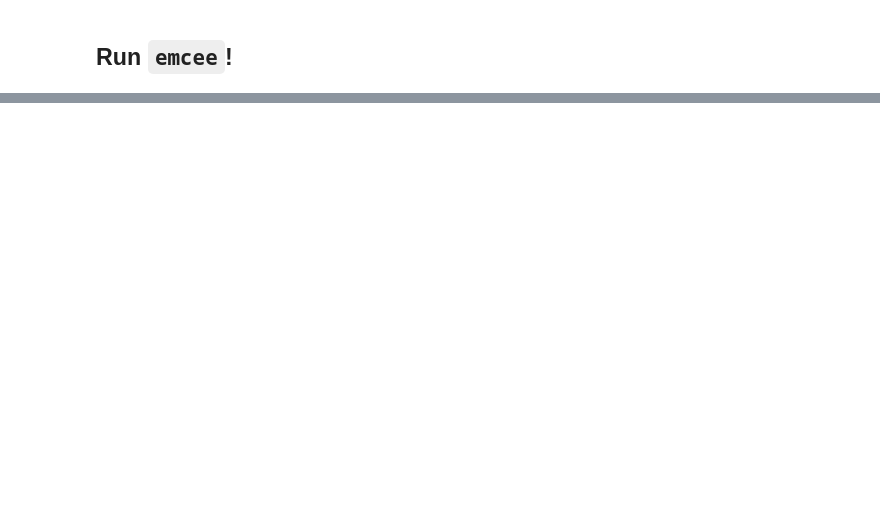
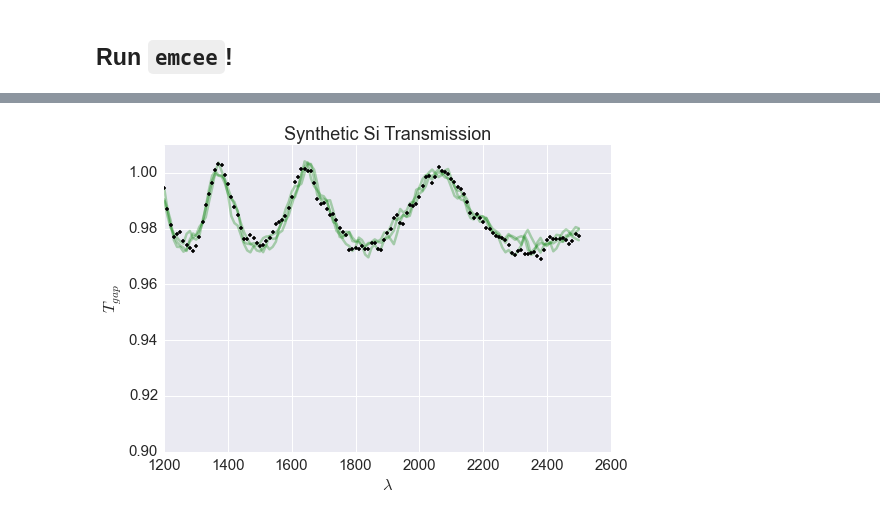
Before and after one commit to gully/bombcat, a Jupyter notebook: bombcat-SiGaps-emcee.ipynb, the cells around one changed output, grey strips where cells are left out. Cells and saved outputs as stored; diff of their text form; code cells hidden in the pictures; blank space fills up the shorter version.

```diff
--- a/bombcat-SiGaps-emcee.ipynb
+++ b/bombcat-SiGaps-emcee.ipynb
@@ -214,0 +204,16 @@ d_mcmc, f_mcmc, a_mcmc, s_mcmc
+# %%
+for d, f, a, s in samples_lin[np.random.randint(len(samples), size=3)]:
+    #plt.plot(x, T_gap_Si_withFF_fast(x, d, f, n1)/T_DSP, color="b", alpha=0.03)
+    off_diag_terms = a**2 * np.exp(-0.5 * (x[:, None] - x[None, :])**2 / s**2)
+    C = iid_cov + off_diag_terms
+    fit = T_gap_Si_withFF_fast(x, d, f, n1)/T_DSP
+    vec = np.random.multivariate_normal(fit, C)
+    plt.plot(x, vec, color="g", alpha=0.3)
+
+plt.errorbar(x, y, fmt=".k")
+plt.xlabel('$\lambda$');
+plt.ylabel('$T_{gap}$');
+plt.title('Synthetic Si Transmission');
+plt.ylim(0.9, 1.01);
+# %% [output]
+[figure, added]
```
Also changed, not shown: parts of 17 cells of this notebook, 2 other files.
